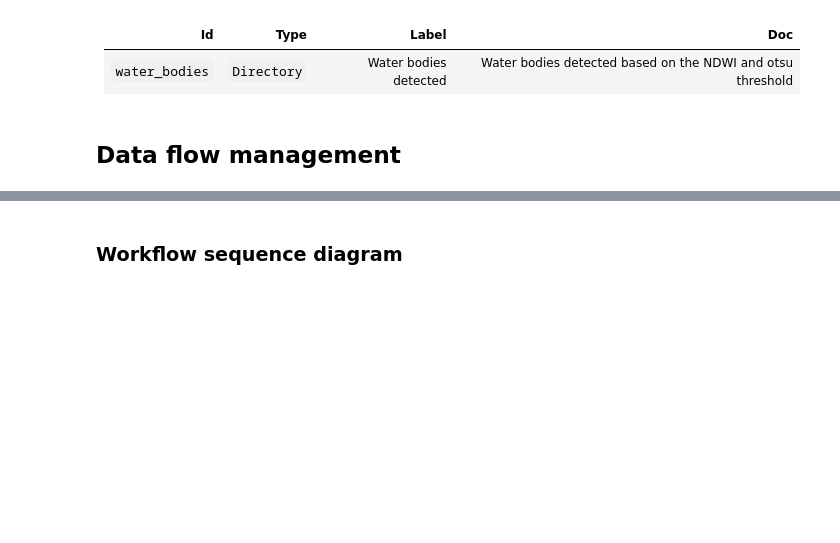
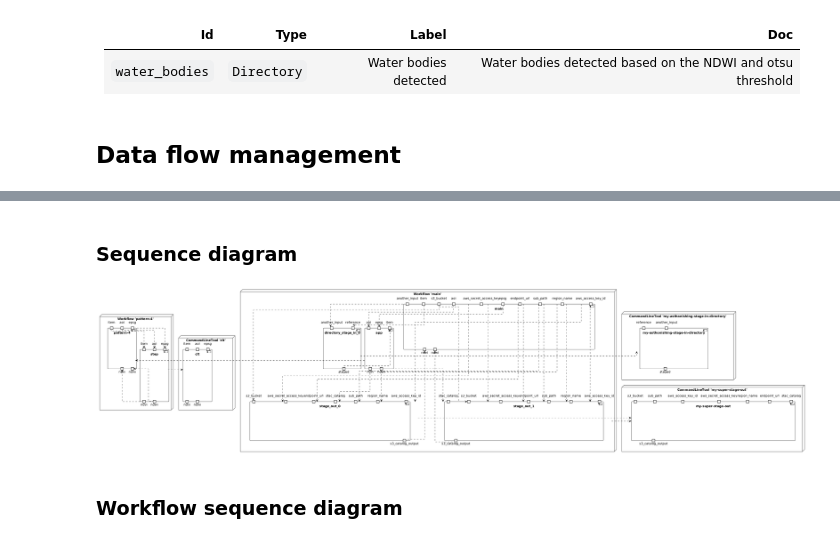
Before and after one commit to eoap/application-package-patterns, a Jupyter notebook: docs/pattern-1.ipynb, the cells around one changed output, grey strips where cells are left out. Saved outputs shown, nothing was run; the diff lists cells and outputs as text; code cells hidden in the pictures; blank space fills up the shorter version.

```diff
--- a/docs/pattern-1.ipynb
+++ b/docs/pattern-1.ipynb
@@ -120,3 +102,10 @@ wf.plot()
+# %% [markdown]
+### Sequence diagram
+# %%
+
+wf.display_sequence_diagram()
+# %% [output]
+[figure, added]
 # %% [markdown]
 ### Workflow sequence diagram
 # %%
```
Also changed, not shown: parts of 14 cells of this notebook, 38 other files.
